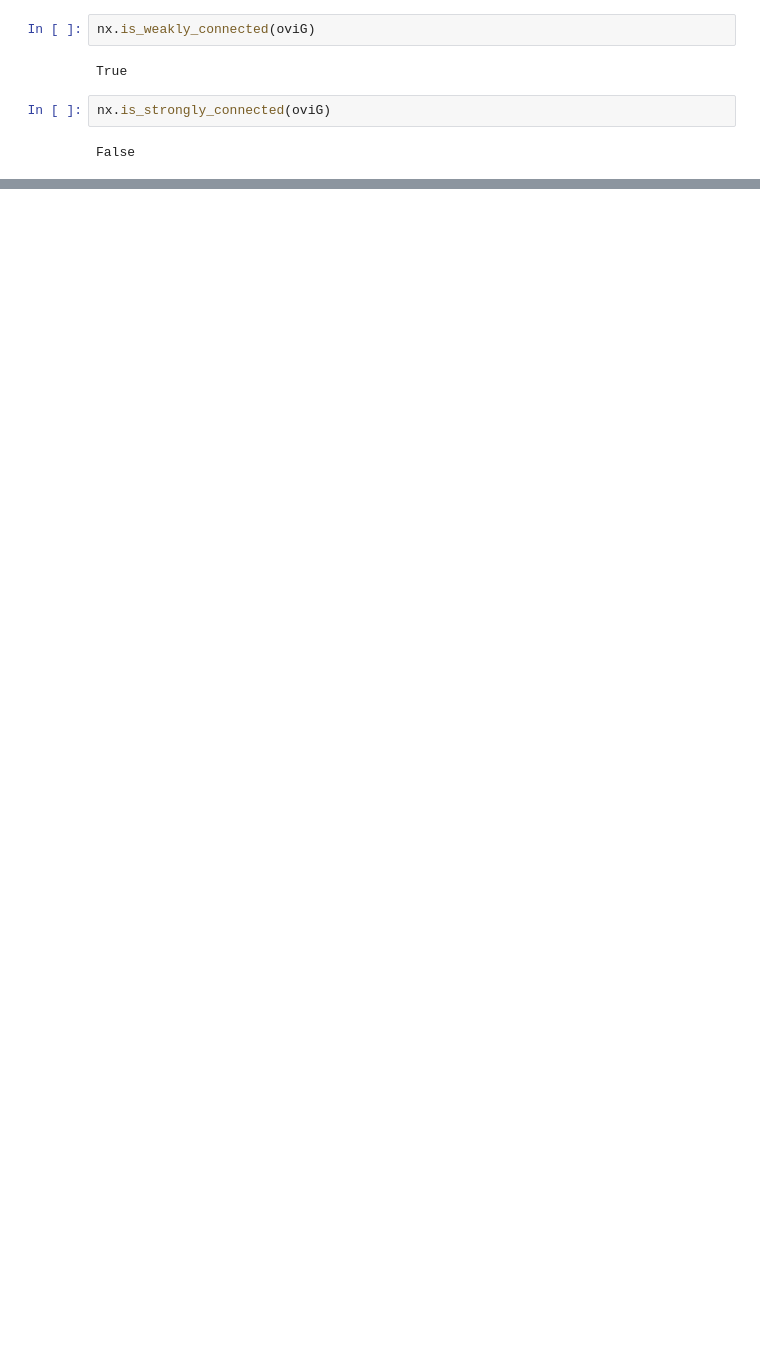
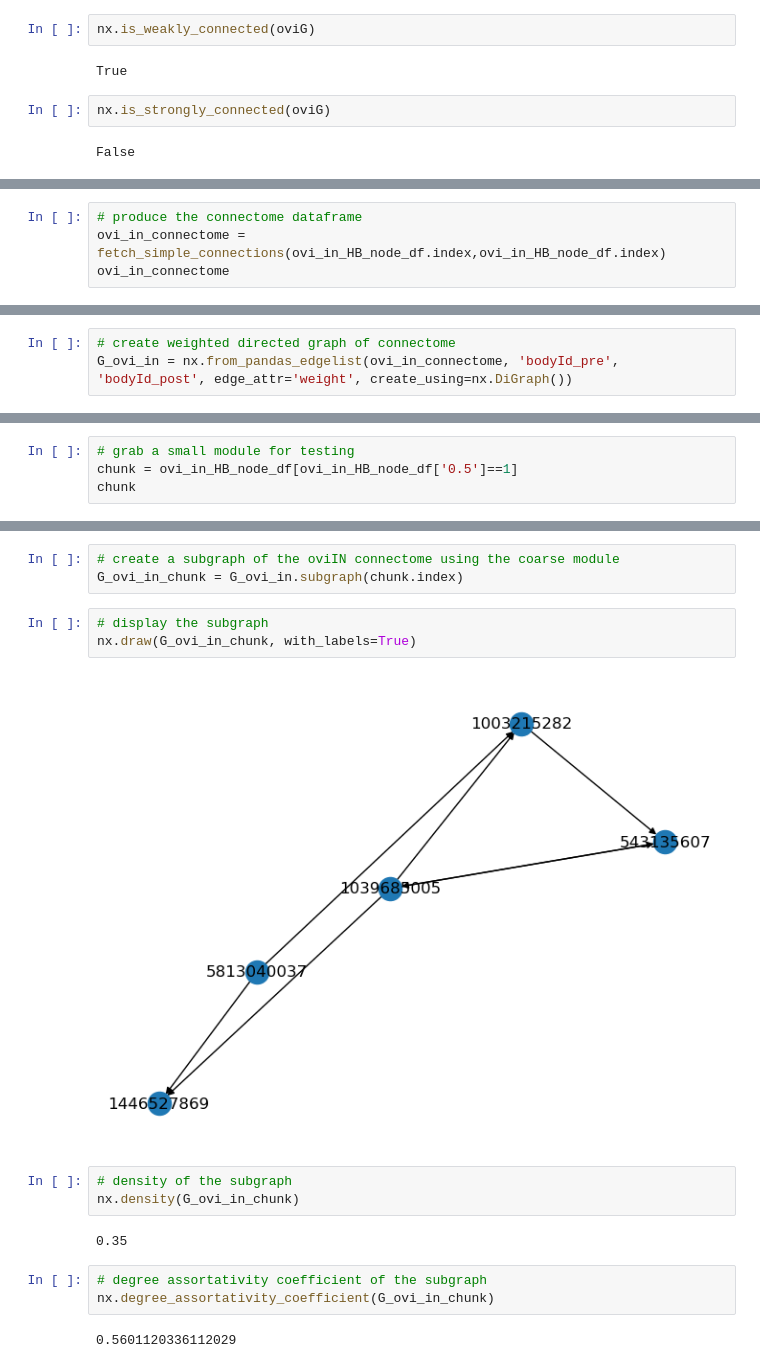
Before and after one commit to Gutierrez-lab/oviIN-analyses-gabrielle, a Jupyter notebook: graph_metrics_sandbox.ipynb, the cells around one changed output, grey strips where cells are left out. Drawn from its saved outputs; the diff is of its cells as text; blank space fills up the shorter version.

Commit message:
graph metrics on modules

```diff
--- a/graph_metrics_sandbox.ipynb
+++ b/graph_metrics_sandbox.ipynb
@@ -398,0 +446,4 @@ I still don't think that density is very meaningful for the personal connectomes
+# %%
+# produce the connectome dataframe
+ovi_in_connectome = fetch_simple_connections(ovi_in_HB_node_df.index,ovi_in_HB_node_df.index)
+ovi_in_connectome
@@ -398,0 +464,3 @@ I still don't think that density is very meaningful for the personal connectomes
+# %%
+# create weighted directed graph of connectome
+G_ovi_in = nx.from_pandas_edgelist(ovi_in_connectome, 'bodyId_pre', 'bodyId_post', edge_attr='weight', create_using=nx.DiGraph())
@@ -398,0 +489,4 @@ I still don't think that density is very meaningful for the personal connectomes
+# %%
+# grab a small module for testing
+chunk = ovi_in_HB_node_df[ovi_in_HB_node_df['0.5']==1]
+chunk
@@ -398,0 +502,18 @@ I still don't think that density is very meaningful for the personal connectomes
+# %%
+# create a subgraph of the oviIN connectome using the coarse module
+G_ovi_in_chunk = G_ovi_in.subgraph(chunk.index)
+# %%
+# display the subgraph
+nx.draw(G_ovi_in_chunk, with_labels=True)
+# %% [output]
+[figure, added]
+# %%
+# density of the subgraph
+nx.density(G_ovi_in_chunk)
+# %% [output]
+0.35
+# %%
+# degree assortativity coefficient of the subgraph
+nx.degree_assortativity_coefficient(G_ovi_in_chunk)
+# %% [output]
+0.5601120336112029
```
Also changed, not shown: parts of 42 cells of this notebook.
